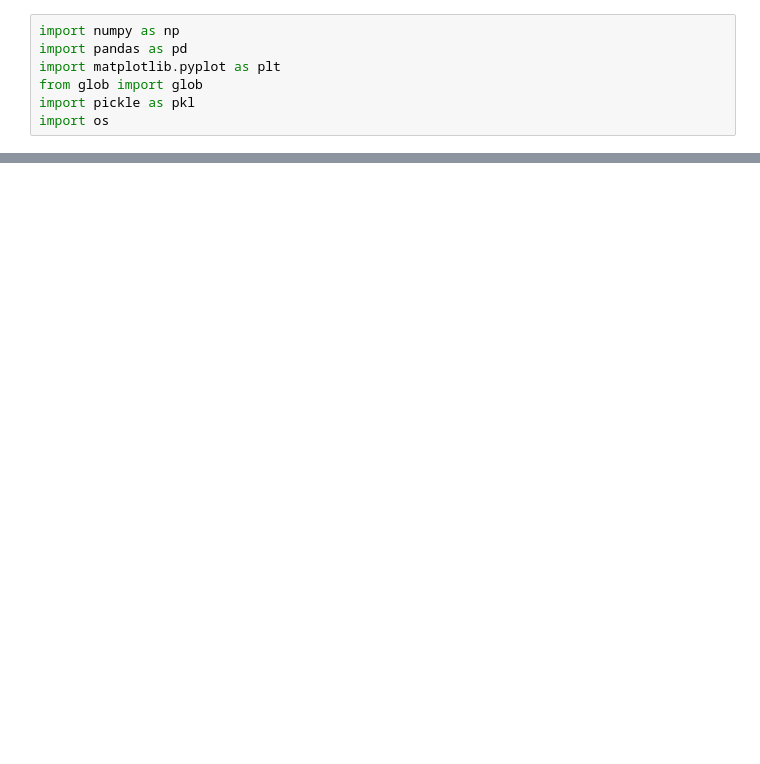
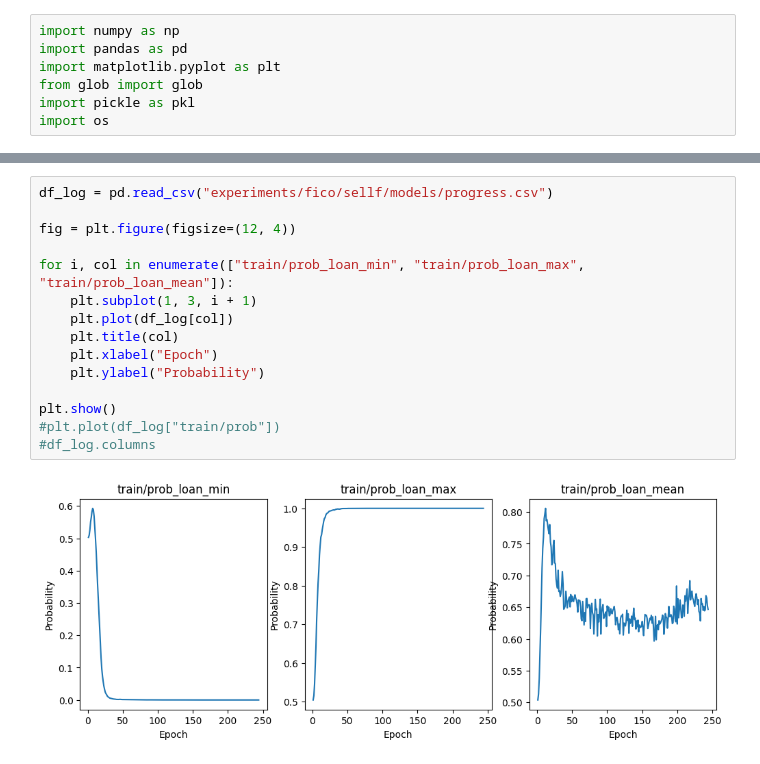
Before and after one commit to hiaac-finance/sellf, a Jupyter notebook: plots.ipynb, the cells around one changed output, grey strips where cells are left out. Drawn from its saved outputs; the diff is of its cells as text; blank space fills up the shorter version.

```diff
--- a/plots.ipynb
+++ b/plots.ipynb
@@ -36,0 +185,17 @@ for key, value in data.items():
+# %%
+df_log = pd.read_csv("experiments/fico/sellf/models/progress.csv")
+
+fig = plt.figure(figsize=(12, 4))
+
+for i, col in enumerate(["train/prob_loan_min", "train/prob_loan_max", "train/prob_loan_mean"]):
+    plt.subplot(1, 3, i + 1)
+    plt.plot(df_log[col])
+    plt.title(col)
+    plt.xlabel("Epoch")
+    plt.ylabel("Probability")
+
+plt.show()
+#plt.plot(df_log["train/prob"])
+#df_log.columns
+# %% [output]
+[figure, added]
```
Also changed, not shown: parts of 15 cells of this notebook, 17 other files.
